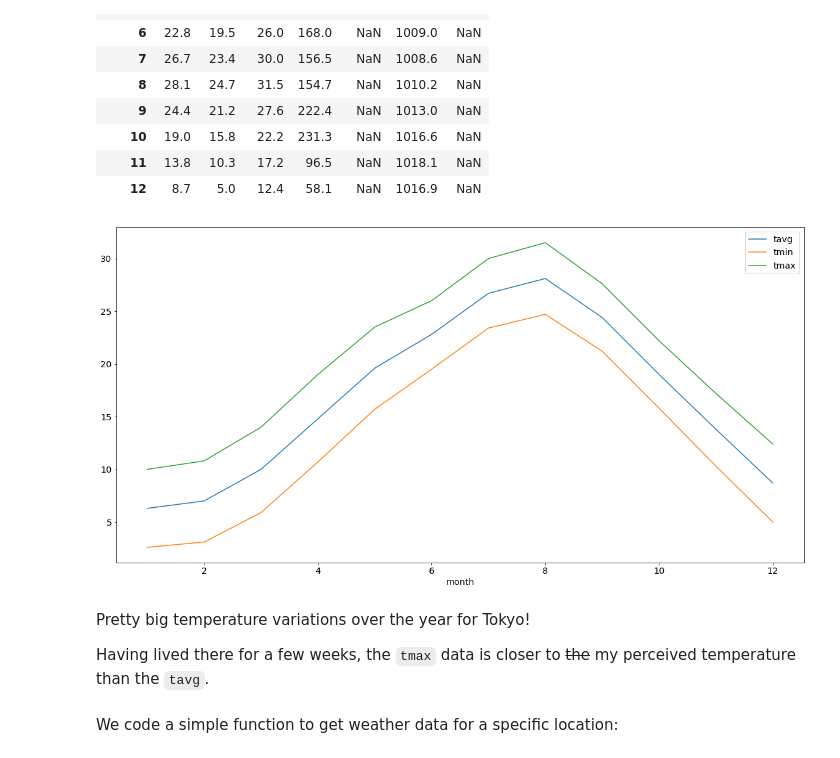
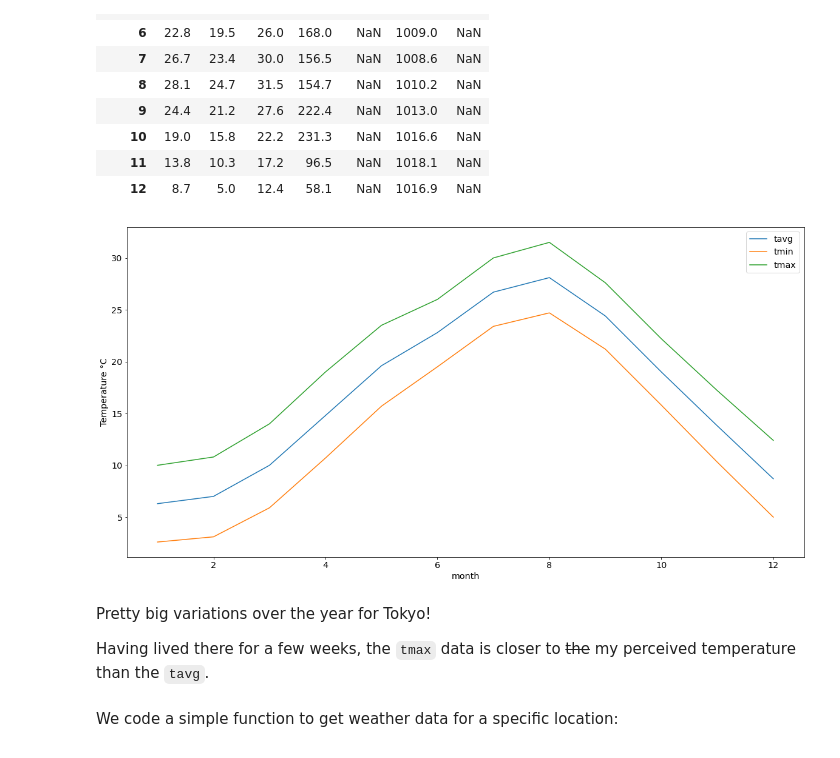
Before and after one commit to Jonas1312/cities-with-nice-weather, a Jupyter notebook: README.ipynb, the cells around one changed output. Saved outputs shown, nothing was run; the diff lists cells and outputs as text; code cells hidden in the pictures.

```diff
--- a/README.ipynb
+++ b/README.ipynb
@@ -269,11 +271,12 @@ data
 | 12 | 8.7 | 5.0 | 12.4 | 58.1 | NaN | 1016.9 | NaN |
 # %%
 data.plot(y=["tavg", "tmin", "tmax"])
+plt.ylabel("Temperature °C")
 plt.show()
 # %% [output]
-[figure, old version]
+[figure, new version]
 # %% [markdown]
-Pretty big temperature variations over the year for Tokyo!
+Pretty big variations over the year for Tokyo!
 
 Having lived there for a few weeks, the `tmax` data is closer to ~~the~~ my perceived temperature than the `tavg`.
 # %% [markdown]
```
Also changed, not shown: parts of 13 cells of this notebook, 11 other files.
